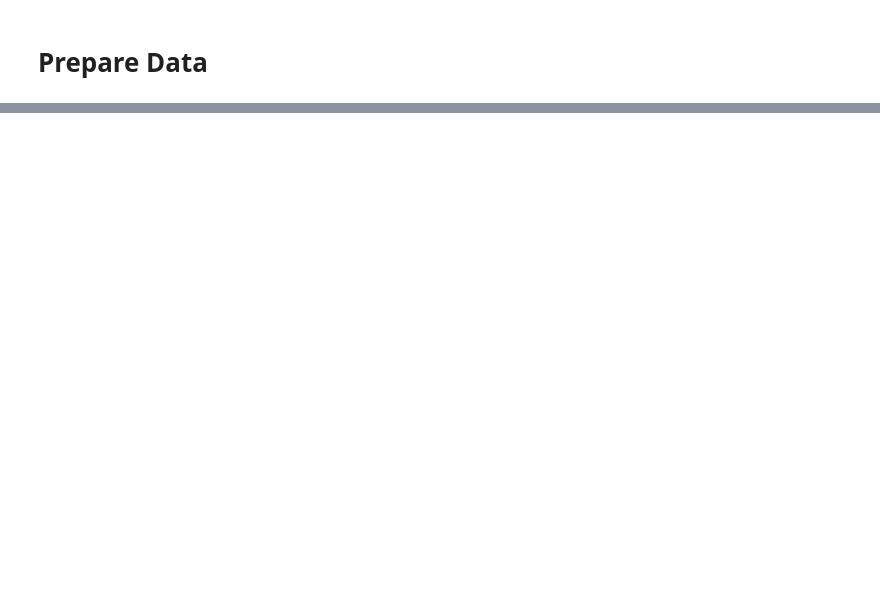
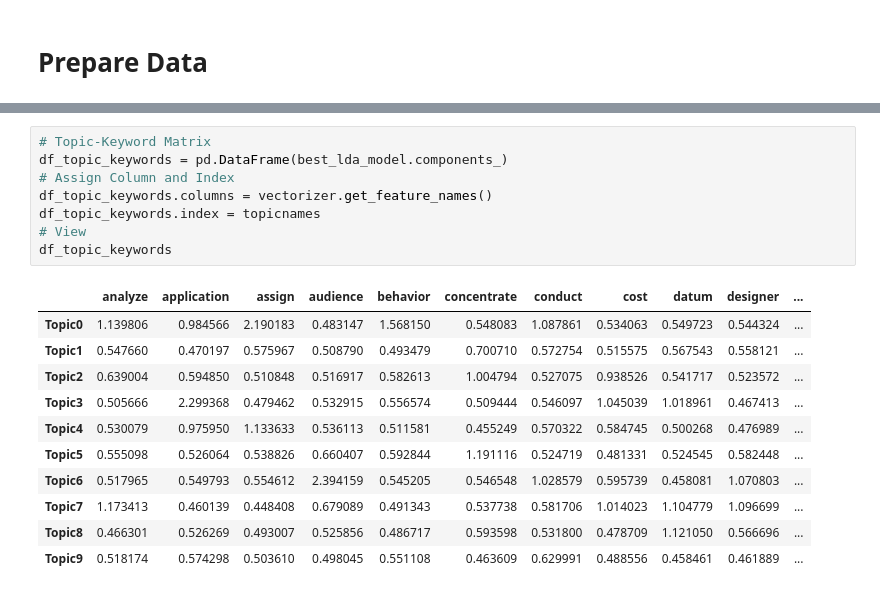
Before and after one commit to id-shiv/knowledge_base, a Jupyter notebook: [Project_107]_Topic_Modelling_LDA.ipynb, the cells around one changed output, grey strips where cells are left out. Saved outputs shown, nothing was run; the diff lists cells and outputs as text; blank space fills up the shorter version.

```diff
--- a/[Project_107]_Topic_Modelling_LDA.ipynb
+++ b/[Project_107]_Topic_Modelling_LDA.ipynb
@@ -310,0 +374,20 @@ topic
+# %%
+# Topic-Keyword Matrix
+df_topic_keywords = pd.DataFrame(best_lda_model.components_)
+# Assign Column and Index
+df_topic_keywords.columns = vectorizer.get_feature_names()
+df_topic_keywords.index = topicnames
+# View
+df_topic_keywords
+# %% [output]
+|  | analyze | application | assign | audience | behavior | concentrate | conduct | cost | datum | designer | ... |
+| Topic0 | 1.139806 | 0.984566 | 2.190183 | 0.483147 | 1.568150 | 0.548083 | 1.087861 | 0.534063 | 0.549723 | 0.544324 | ... |
+| Topic1 | 0.547660 | 0.470197 | 0.575967 | 0.508790 | 0.493479 | 0.700710 | 0.572754 | 0.515575 | 0.567543 | 0.558121 | ... |
+| Topic2 | 0.639004 | 0.594850 | 0.510848 | 0.516917 | 0.582613 | 1.004794 | 0.527075 | 0.938526 | 0.541717 | 0.523572 | ... |
+| Topic3 | 0.505666 | 2.299368 | 0.479462 | 0.532915 | 0.556574 | 0.509444 | 0.546097 | 1.045039 | 1.018961 | 0.467413 | ... |
+| Topic4 | 0.530079 | 0.975950 | 1.133633 | 0.536113 | 0.511581 | 0.455249 | 0.570322 | 0.584745 | 0.500268 | 0.476989 | ... |
+| Topic5 | 0.555098 | 0.526064 | 0.538826 | 0.660407 | 0.592844 | 1.191116 | 0.524719 | 0.481331 | 0.524545 | 0.582448 | ... |
+| Topic6 | 0.517965 | 0.549793 | 0.554612 | 2.394159 | 0.545205 | 0.546548 | 1.028579 | 0.595739 | 0.458081 | 1.070803 | ... |
+| Topic7 | 1.173413 | 0.460139 | 0.448408 | 0.679089 | 0.491343 | 0.537738 | 0.581706 | 1.014023 | 1.104779 | 1.096699 | ... |
+| Topic8 | 0.466301 | 0.526269 | 0.493007 | 0.525856 | 0.486717 | 0.593598 | 0.531800 | 0.478709 | 1.121050 | 0.566696 | ... |
+| Topic9 | 0.518174 | 0.574298 | 0.503610 | 0.498045 | 0.551108 | 0.463609 | 0.629991 | 0.488556 | 0.458461 | 0.461889 | ... |
```
Also changed, not shown: parts of 55 cells of this notebook.
